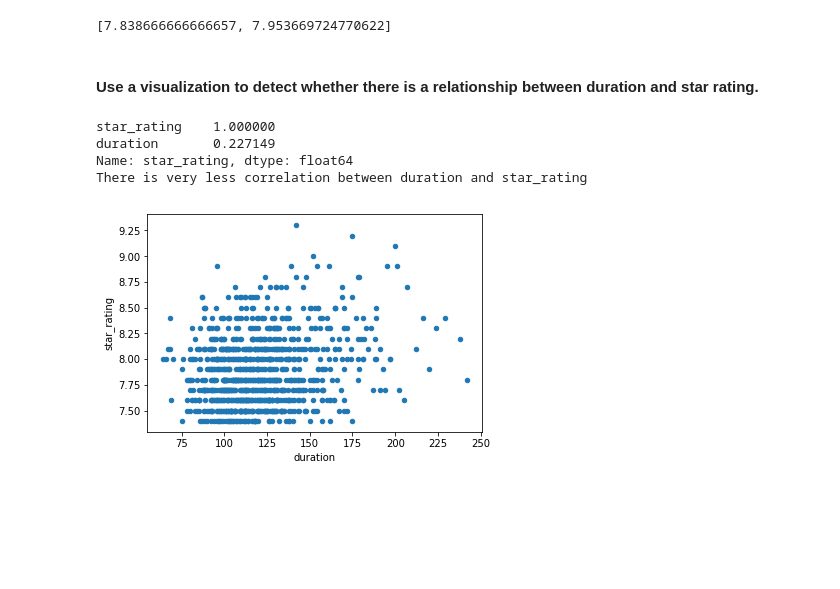
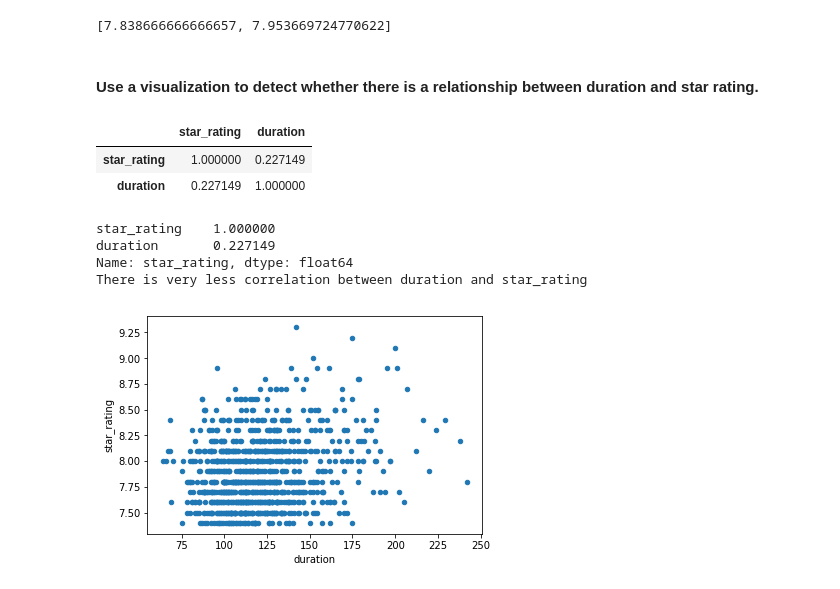
Before and after one commit to cjgeorge77/ga_projects, a Jupyter notebook: project2/imdb.ipynb, the cells around one changed output. Drawn from its saved outputs; the diff is of its cells as text; code cells hidden in the pictures; blank space fills up the shorter version.

```diff
--- a/project2/imdb.ipynb
+++ b/project2/imdb.ipynb
@@ -178,6 +170,12 @@ print(avg_mov)
 [7.838666666666657, 7.953669724770622]
 # %% [markdown]
 #### Use a visualization to detect whether there is a relationship between duration and star rating.
+# %%
+movies.corr()
+# %% [output]
+|  | star_rating | duration |
+| star_rating | 1.000000 | 0.227149 |
+| duration | 0.227149 | 1.000000 |
 # %%
 # Answer:
 movies.plot(kind='scatter', x='duration', y='star_rating')
```
Also changed, not shown: parts of 9 cells of this notebook, 1 other file.
